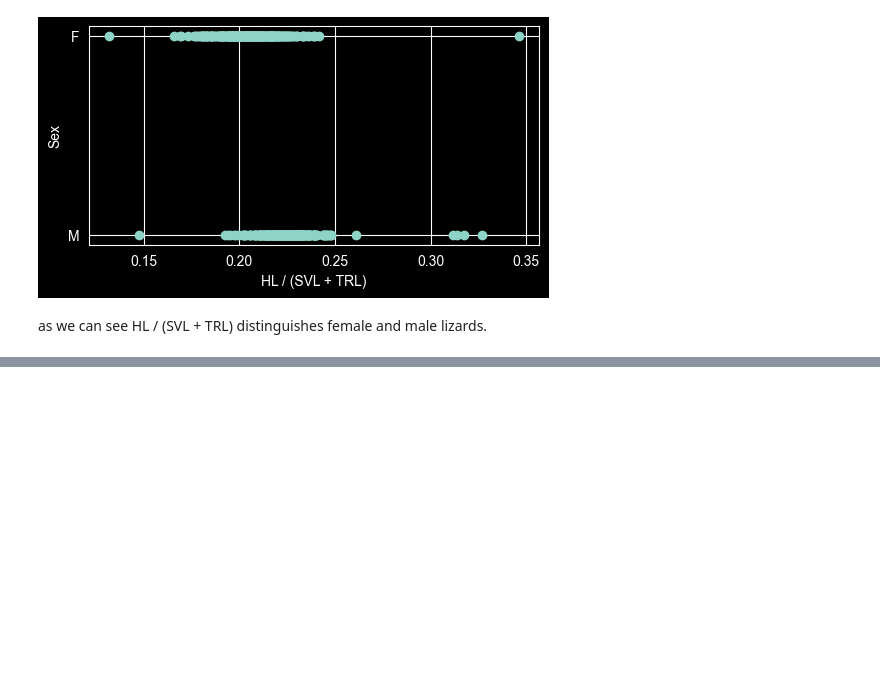
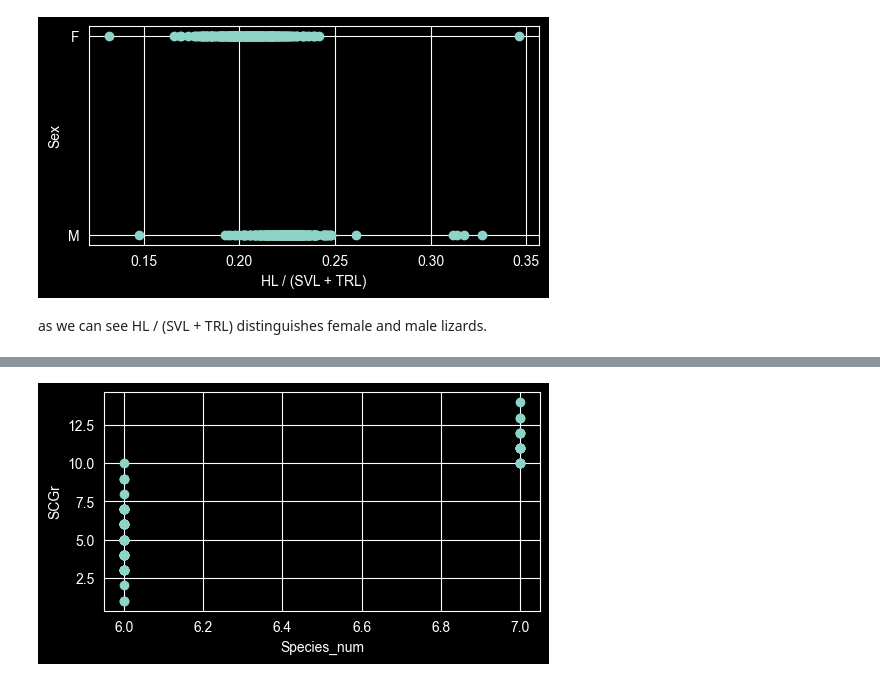
Before and after one commit to jngmika/SIMC-qualifying-contest-2, a Jupyter notebook: solution_species_differentiation.ipynb, the cells around one changed output, grey strips where cells are left out. Cells and saved outputs as stored; diff of their text form; code cells hidden in the pictures; blank space fills up the shorter version.

Commit message:
edit README.md (answers), solution_species_differentiation.ipynb

```diff
--- a/solution_species_differentiation.ipynb
+++ b/solution_species_differentiation.ipynb
@@ -203,0 +211,2 @@ as we can see HL / (SVL + TRL) distinguishes female and male lizards.
+# %%
+df4a = df.loc[(df["Species_num"] == 6) | (df["Species_num"] == 7)]
@@ -203,0 +229,7 @@ as we can see HL / (SVL + TRL) distinguishes female and male lizards.
+# %%
+fig, ax = plt.subplots(figsize=(5, 2.7), layout='constrained')
+ax.scatter(df4a["Species_num"], df4a["SCGr"])
+ax.set_xlabel("Species_num")
+ax.set_ylabel("SCGr")
+# %% [output]
+[figure, added]
```
Also changed, not shown: parts of 22 cells of this notebook, 1 other file.
